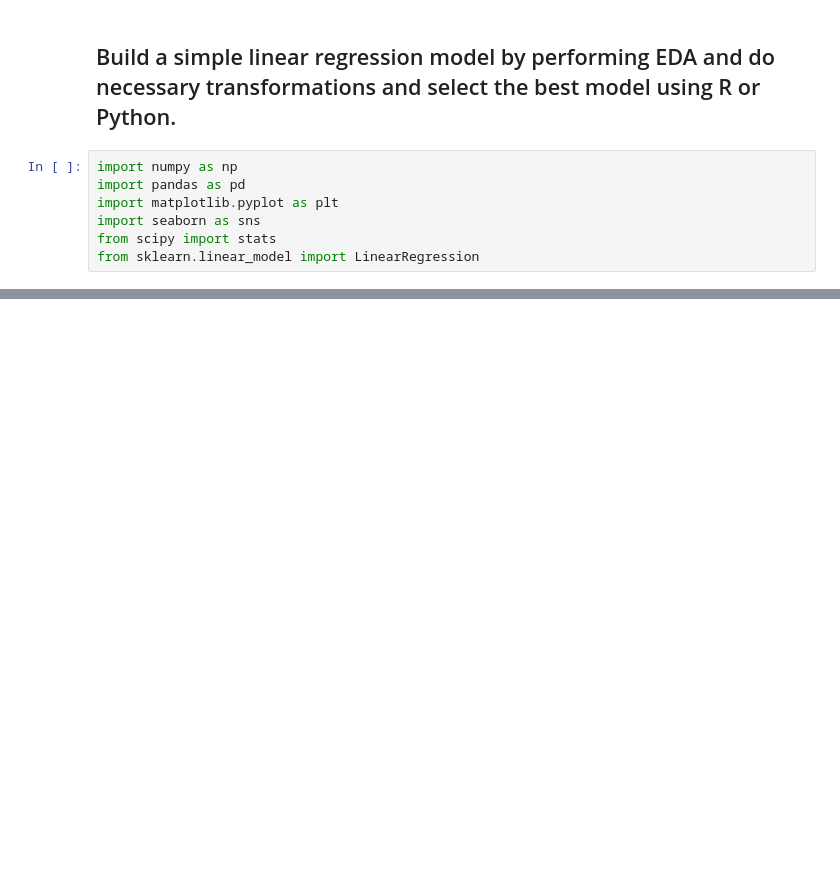
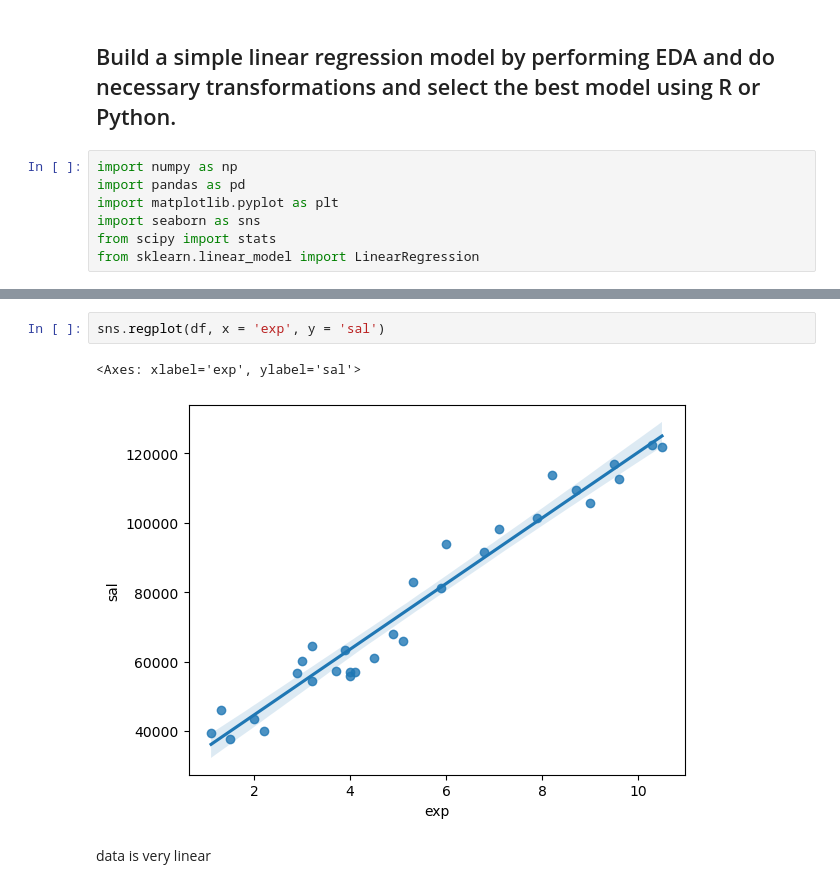
Before and after one commit to HarshalKhilari/Data-Science-Exercises, a Jupyter notebook: 04. Simple Linear Regression/Salary_hike.ipynb, the cells around one changed output, grey strips where cells are left out. Drawn from its saved outputs; the diff is of its cells as text; blank space fills up the shorter version.

Commit message:
Updating Simple Linear Regression Exercises

```diff
--- a/04. Simple Linear Regression/Salary_hike.ipynb
+++ b/04. Simple Linear Regression/Salary_hike.ipynb
@@ -81,0 +46,7 @@ model.score(X[:, np.newaxis], y)
+# %%
+sns.regplot(df, x = 'exp', y = 'sal')
+# %% [output]
+<Axes: xlabel='exp', ylabel='sal'>
+[figure, added]
+# %% [markdown]
+data is very linear
```
Also changed, not shown: parts of 41 cells of this notebook.
